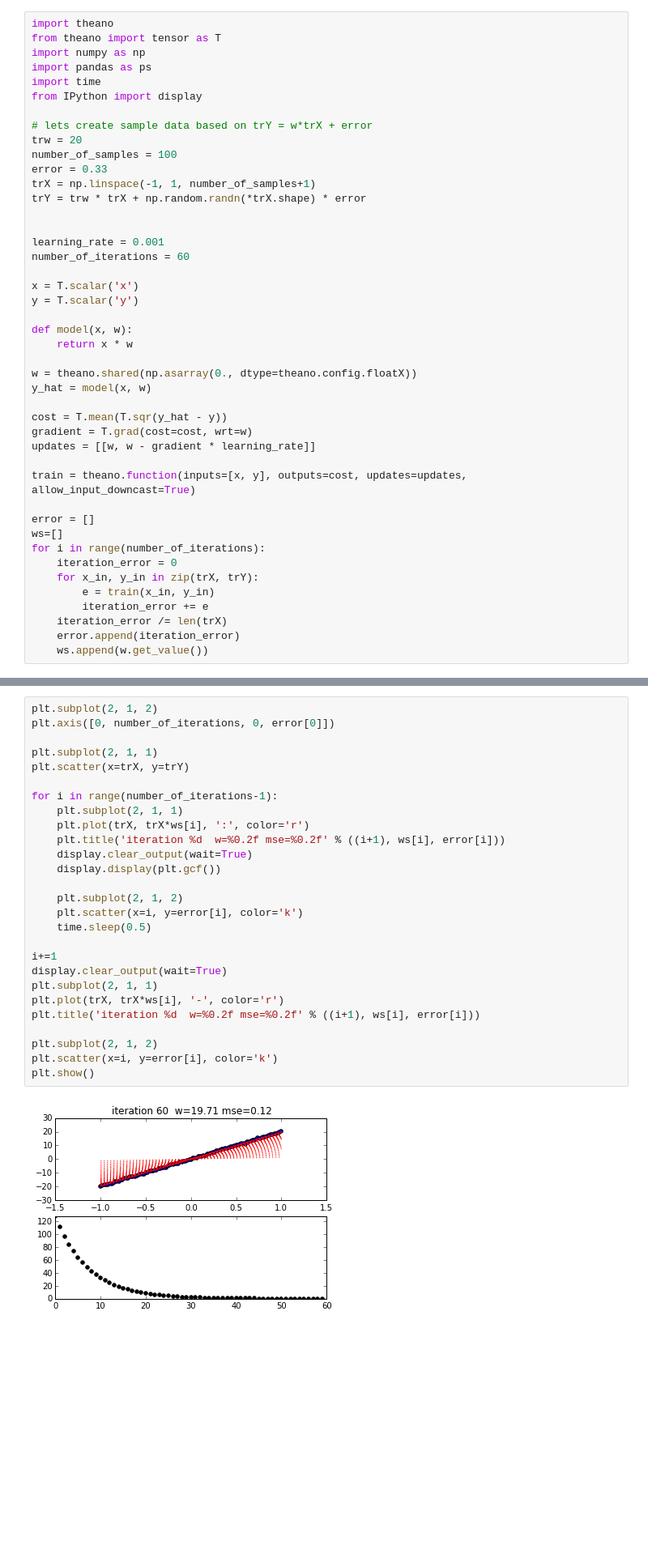
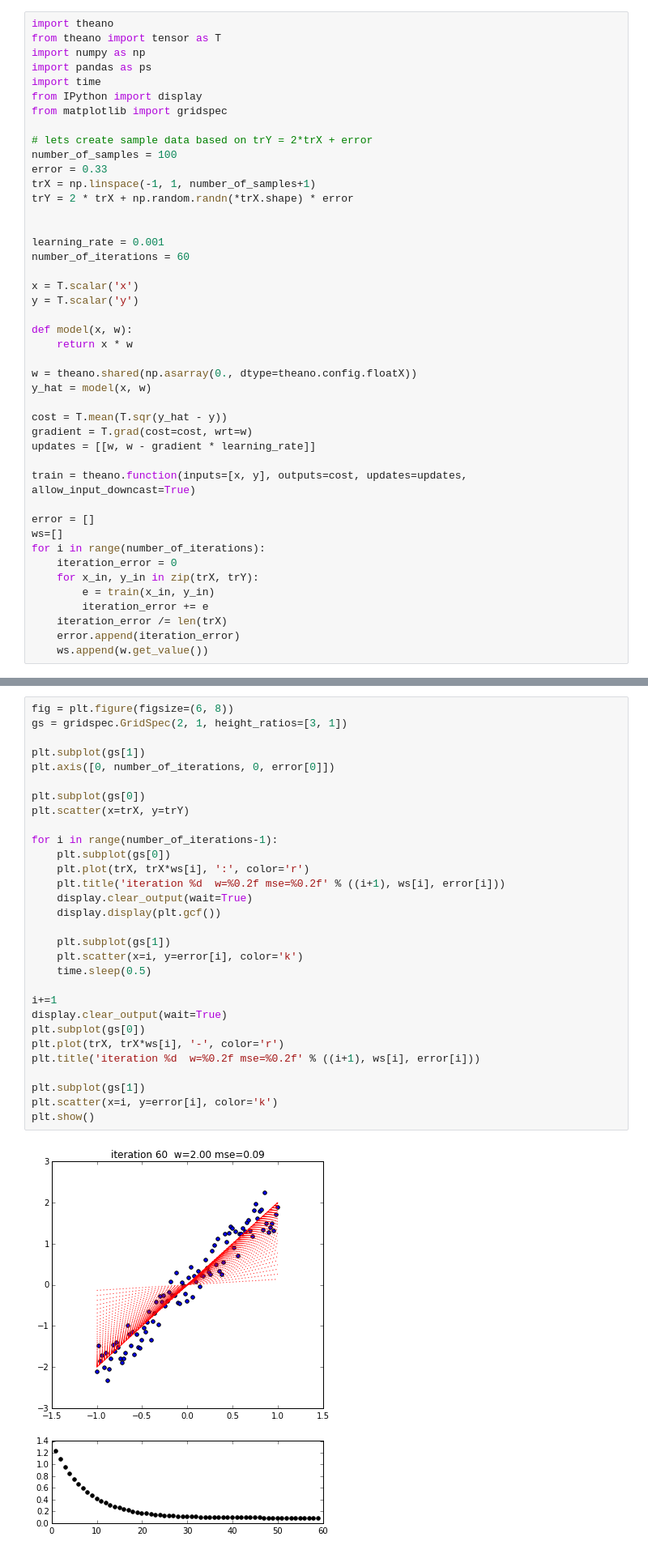
Before and after one commit to dejori/this-and-that, a Jupyter notebook: theano-examples/Linear Regression.ipynb, the cells around one changed output, grey strips where cells are left out. Shown: that part at 81% size. Cells and saved outputs as stored; diff of their text form; blank space fills up the shorter version.

Commit message:
subplot sizing

```diff
--- a/theano-examples/Linear Regression.ipynb
+++ b/theano-examples/Linear Regression.ipynb
@@ -17,13 +17,13 @@ import numpy as np
 import pandas as ps
 import time
 from IPython import display
+from matplotlib import gridspec
 
-# lets create sample data based on trY = w*trX + error
-trw = 20
+# lets create sample data based on trY = 2*trX + error
 number_of_samples = 100
 error = 0.33
 trX = np.linspace(-1, 1, number_of_samples+1)
-trY = trw * trX + np.random.randn(*trX.shape) * error
+trY = 2 * trX + np.random.randn(*trX.shape) * error
 
 
 learning_rate = 0.001
@@ -57,31 +57,34 @@ for i in range(number_of_iterations):
 # %% [markdown]
 ### Lets plot everything we've got
 # %%
-plt.subplot(2, 1, 2)
+fig = plt.figure(figsize=(6, 8))
+gs = gridspec.GridSpec(2, 1, height_ratios=[3, 1])
+
+plt.subplot(gs[1])
 plt.axis([0, number_of_iterations, 0, error[0]])
 
-plt.subplot(2, 1, 1)
+plt.subplot(gs[0])
 plt.scatter(x=trX, y=trY)
 
 for i in range(number_of_iterations-1):
-    plt.subplot(2, 1, 1)
+    plt.subplot(gs[0])
     plt.plot(trX, trX*ws[i], ':', color='r')
     plt.title('iteration %d  w=%0.2f mse=%0.2f' % ((i+1), ws[i], error[i]))
     display.clear_output(wait=True)
     display.display(plt.gcf())
 
-    plt.subplot(2, 1, 2)
+    plt.subplot(gs[1])
     plt.scatter(x=i, y=error[i], color='k')
     time.sleep(0.5)
 
 i+=1
 display.clear_output(wait=True)
-plt.subplot(2, 1, 1)
+plt.subplot(gs[0])
 plt.plot(trX, trX*ws[i], '-', color='r')
 plt.title('iteration %d  w=%0.2f mse=%0.2f' % ((i+1), ws[i], error[i]))
 
-plt.subplot(2, 1, 2)
+plt.subplot(gs[1])
 plt.scatter(x=i, y=error[i], color='k')
 plt.show()
 # %% [output]
-[figure, old version]
+[figure, new version]
```
Also changed, not shown: parts of 1 cell of this notebook.
